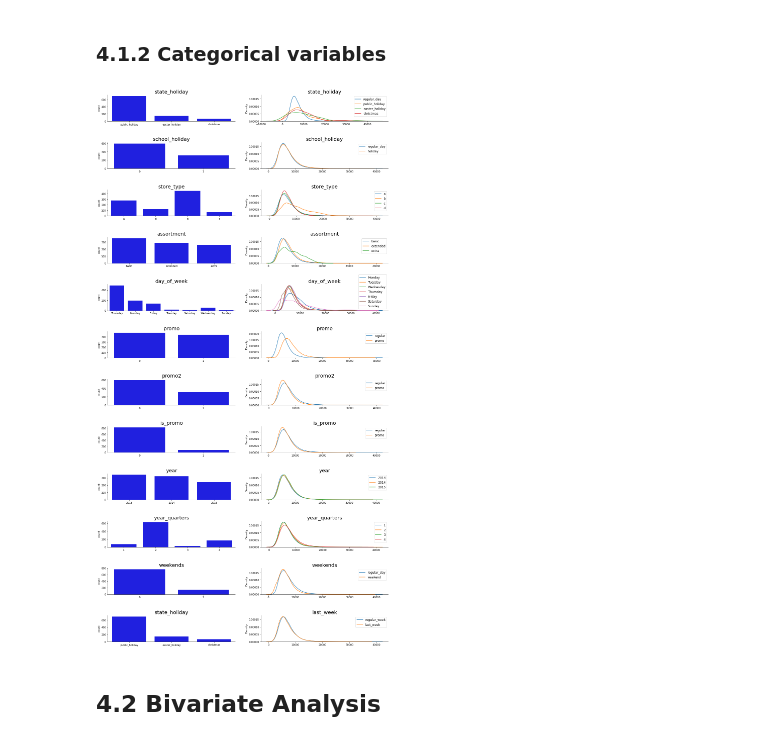
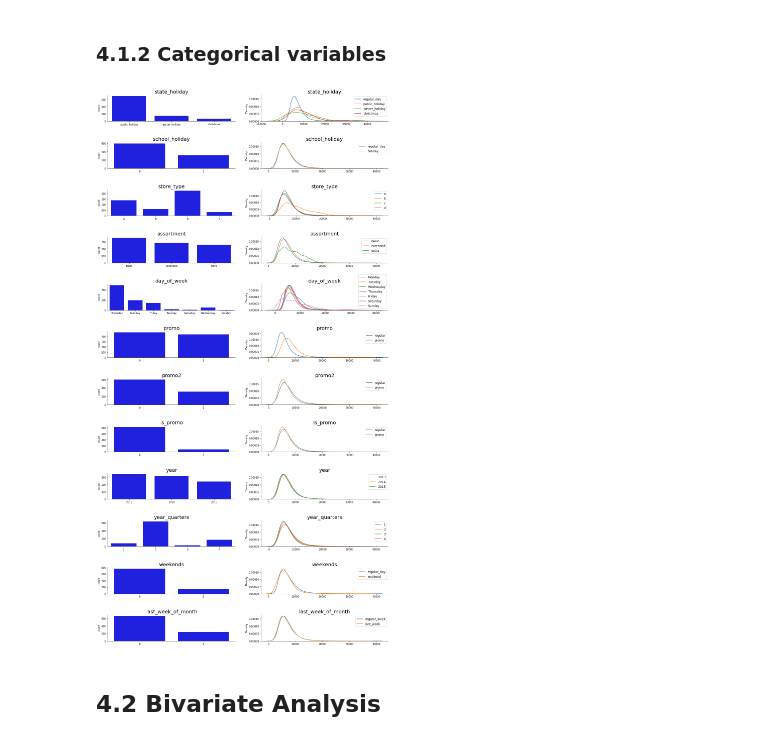
Before and after one commit to Samoelmoura/rossmann_sales_predict, a Jupyter notebook: notebooks/store_sales_predict.ipynb, the cells around one changed output. Saved outputs shown, nothing was run; the diff lists cells and outputs as text; code cells hidden in the pictures.

```diff
--- a/notebooks/store_sales_predict.ipynb
+++ b/notebooks/store_sales_predict.ipynb
@@ -375,20 +384,24 @@ df1['day_of_week'] = df1['date'].dt.day_name()
 # %% [markdown]
 # 3.0 Data Filtering
+# %%
+df3 = df2.copy()
 # %% [markdown]
 ## 3.1 Rows filtering
 # %% [markdown]
 Filtrando lojas fechadas
 # %%
-df2 = df1.loc[(df1['sales']>0)&(df1['open']!=0)]
+df3 = df3.loc[(df3['sales']>0)&(df3['open']!=0)]
 # %% [markdown]
 ## 3.2 Columns filtering
 # %%
-cols_drop = ['open']
-df2 = df2.drop(cols_drop, axis=1)
+cols_drop = ['open', 'customers']
+df3 = df3.drop(cols_drop, axis=1)
 # %% [markdown]
 A coluna customer não poderá seguir para a modelagem, mas permanecerá no dataset para participar da análise exploratória de dados
 # %% [markdown]
 # 4.0 Exploratory Data Analysis
+# %%
+df4 = df3.copy()
 # %% [markdown]
 ## 4.1 Univariate Analysis
 # %% [markdown]
@@ -467,17 +473,17 @@ plt.subplots_adjust(hspace=0.8)
 
 # state_holiday
 plt.subplot(12, 2, 1)
-temp = df2[df2['state_holiday']!='regular_day']
+temp = df4[df4['state_holiday']!='regular_day']
 sns.countplot(x='state_holiday', data=temp, color='b')
 plt.title('state_holiday', fontsize=20)
 plt.xlabel('')
 sns.despine()
 
 plt.subplot(12, 2, 2)
-sns.kdeplot(x='sales', data=df2.loc[df2['state_holiday']=='regular_day'], label='regular_day')
-sns.kdeplot(x='sales', data=df2.loc[df2['state_holiday']=='public_holiday'], label='public_holiday')
-sns.kdeplot(x='sales', data=df2.loc[df2['state_holiday']=='easter_holiday'], label='easter_holiday')
-sns.kdeplot(x='sales', data=df2.loc[df2['state_holiday']=='christmas'], label='christmas')
+sns.kdeplot(x='sales', data=df4.loc[df4['state_holiday']=='regular_day'], label='regular_day')
+sns.kdeplot(x='sales', data=df4.loc[df4['state_holiday']=='public_holiday'], label='public_holiday')
+sns.kdeplot(x='sales', data=df4.loc[df4['state_holiday']=='easter_holiday'], label='easter_holiday')
+sns.kdeplot(x='sales', data=df4.loc[df4['state_holiday']=='christmas'], label='christmas')
 plt.title('state_holiday', fontsize=20)
 plt.xlabel('')
 plt.legend(prop={'size': 12})
@@ -491,8 +497,8 @@ plt.xlabel('')
 sns.despine()
 
 plt.subplot(12, 2, 4)
-sns.kdeplot(x='sales', data=df2.loc[df2['school_holiday']==0], label='regular_day')
-sns.kdeplot(x='sales', data=df2.loc[df2['school_holiday']==1], label='holiday')
+sns.kdeplot(x='sales', data=df4.loc[df4['school_holiday']==0], label='regular_day')
+sns.kdeplot(x='sales', data=df4.loc[df4['school_holiday']==1], label='holiday')
 plt.title('school_holiday', fontsize=20)
 plt.xlabel('')
 plt.legend(prop={'size': 12})
@@ -506,10 +512,10 @@ plt.xlabel('')
 sns.despine()
 
 plt.subplot(12, 2, 6)
-sns.kdeplot(x='sales', data=df2.loc[df2['store_type']=='a'], label='a')
-sns.kdeplot(x='sales', data=df2.loc[df2['store_type']=='b'], label='b')
-sns.kdeplot(x='sales', data=df2.loc[df2['store_type']=='c'], label='c')
-sns.kdeplot(x='sales', data=df2.loc[df2['store_type']=='d'], label='d')
+sns.kdeplot(x='sales', data=df4.loc[df4['store_type']=='a'], label='a')
+sns.kdeplot(x='sales', data=df4.loc[df4['store_type']=='b'], label='b')
+sns.kdeplot(x='sales', data=df4.loc[df4['store_type']=='c'], label='c')
+sns.kdeplot(x='sales', data=df4.loc[df4['store_type']=='d'], label='d')
 plt.title('store_type', fontsize=20)
 plt.xlabel('')
 plt.legend(prop={'size': 12})
@@ -523,9 +529,9 @@ plt.xlabel('')
 sns.despine()
 
 plt.subplot(12, 2, 8)
-sns.kdeplot(x='sales', data=df2.loc[df2['assortment']=='basic'], label='basic')
-sns.kdeplot(x='sales', data=df2.loc[df2['assortment']=='extended'], label='extended')
-sns.kdeplot(x='sales', data=df2.loc[df2['assortment']=='extra'], label='extra')
+sns.kdeplot(x='sales', data=df4.loc[df4['assortment']=='basic'], label='basic')
+sns.kdeplot(x='sales', data=df4.loc[df4['assortment']=='extended'], label='extended')
+sns.kdeplot(x='sales', data=df4.loc[df4['assortment']=='extra'], label='extra')
 plt.title('assortment', fontsize=20)
 plt.xlabel('')
 plt.legend(prop={'size': 12})
@@ -539,13 +545,13 @@ plt.xlabel('')
 sns.despine()
 
 plt.subplot(12, 2, 10)
-sns.kdeplot(x='sales', data=df2.loc[df2['day_of_week']=='Monday'], label='Monday')
-sns.kdeplot(x='sales', data=df2.loc[df2['day_of_week']=='Tuesday'], label='Tuesday')
-sns.kdeplot(x='sales', data=df2.loc[df2['day_of_week']=='Wednesday'], label='Wednesday')
-sns.kdeplot(x='sales', data=df2.loc[df2['day_of_week']=='Thursday'], label='Thursday')
-sns.kdeplot(x='sales', data=df2.loc[df2['day_of_week']=='Friday'], label='Friday')
-sns.kdeplot(x='sales', data=df2.loc[df2['day_of_week']=='Saturday'], label='Saturday')
-sns.kdeplot(x='sales', data=df2.loc[df2['day_of_week']=='Sunday'], label='Sunday')
+sns.kdeplot(x='sales', data=df4.loc[df4['day_of_week']=='Monday'], label='Monday')
+sns.kdeplot(x='sales', data=df4.loc[df4['day_of_week']=='Tuesday'], label='Tuesday')
+sns.kdeplot(x='sales', data=df4.loc[df4['day_of_week']=='Wednesday'], label='Wednesday')
+sns.kdeplot(x='sales', data=df4.loc[df4['day_of_week']=='Thursday'], label='Thursday')
+sns.kdeplot(x='sales', data=df4.loc[df4['day_of_week']=='Friday'], label='Friday')
+sns.kdeplot(x='sales', data=df4.loc[df4['day_of_week']=='Saturday'], label='Saturday')
+sns.kdeplot(x='sales', data=df4.loc[df4['day_of_week']=='Sunday'], label='Sunday')
 plt.title('day_of_week', fontsize=20)
 plt.xlabel('')
 plt.legend(prop={'size': 12})
@@ -559,8 +565,8 @@ plt.xlabel('')
 sns.despine()
 
 plt.subplot(12, 2, 12)
-sns.kdeplot(x='sales', data=df2.loc[df2['promo']==0], label='regular')
-sns.kdeplot(x='sales', data=df2.loc[df2['promo']==1], label='promo')
+sns.kdeplot(x='sales', data=df4.loc[df4['promo']==0], label='regular')
+sns.kdeplot(x='sales', data=df4.loc[df4['promo']==1], label='promo')
 plt.title('promo', fontsize=20)
 plt.xlabel('')
 plt.legend(prop={'size': 12})
@@ -574,8 +580,8 @@ plt.xlabel('')
 sns.despine()
 
 plt.subplot(12, 2, 14)
-sns.kdeplot(x='sales', data=df2.loc[df2['promo2']==0], label='regular')
-sns.kdeplot(x='sales', data=df2.loc[df2['promo2']==1], label='promo')
+sns.kdeplot(x='sales', data=df4.loc[df4['promo2']==0], label='regular')
+sns.kdeplot(x='sales', data=df4.loc[df4['promo2']==1], label='promo')
 plt.title('promo2', fontsize=20)
 plt.xlabel('')
 plt.legend(prop={'size': 12})
@@ -589,8 +595,8 @@ plt.xlabel('')
 sns.despine()
 
 plt.subplot(12, 2, 16)
-sns.kdeplot(x='sales', data=df2.loc[df2['is_promo']==0], label='regular')
-sns.kdeplot(x='sales', data=df2.loc[df2['is_promo']==1], label='promo')
+sns.kdeplot(x='sales', data=df4.loc[df4['is_promo']==0], label='regular')
+sns.kdeplot(x='sales', data=df4.loc[df4['is_promo']==1], label='promo')
 plt.title('is_promo', fontsize=20)
 plt.xlabel('')
 plt.legend(prop={'size': 12})
@@ -604,9 +610,9 @@ plt.xlabel('')
 sns.despine()
 
 plt.subplot(12, 2, 18)
-sns.kdeplot(x='sales', data=df2.loc[df2['year']==2013], label='2013')
-sns.kdeplot(x='sales', data=df2.loc[df2['year']==2014], label='2014')
-sns.kdeplot(x='sales', data=df2.loc[df2['year']==2015], label='2015')
+sns.kdeplot(x='sales', data=df4.loc[df4['year']==2013], label='2013')
+sns.kdeplot(x='sales', data=df4.loc[df4['year']==2014], label='2014')
+sns.kdeplot(x='sales', data=df4.loc[df4['year']==2015], label='2015')
 plt.title('year', fontsize=20)
 plt.xlabel('')
 plt.legend(prop={'size': 12})
@@ -620,47 +626,47 @@ plt.xlabel('')
 sns.despine()
 
 plt.subplot(12, 2, 20)
-sns.kdeplot(x='sales', data=df2.loc[df2['year_quarters']==1], label='1')
-sns.kdeplot(x='sales', data=df2.loc[df2['year_quarters']==2], label='2')
-sns.kdeplot(x='sales', data=df2.loc[df2['year_quarters']==3], label='3')
-sns.kdeplot(x='sales', data=df2.loc[df2['year_quarters']==4], label='4')
+sns.kdeplot(x='sales', data=df4.loc[df4['year_quarters']==1], label='1')
+sns.kdeplot(x='sales', data=df4.loc[df4['year_quarters']==2], label='2')
+sns.kdeplot(x='sales', data=df4.loc[df4['year_quarters']==3], label='3')
+sns.kdeplot(x='sales', data=df4.loc[df4['year_quarters']==4], label='4')
 plt.title('year_quarters', fontsize=20)
 plt.xlabel('')
 plt.legend(prop={'size': 12})
 sns.despine()
 
 # weekends
 plt.subplot(12, 2, 21)
 sns.countplot(x='weekends', data=temp, color='b')
 plt.title('weekends', fontsize=20)
 plt.xlabel('')
 sns.despine()
 
 plt.subplot(12, 2, 22)
-sns.kdeplot(x='sales', data=df2.loc[df2['weekends']==0], label='regular_day')
-sns.kdeplot(x='sales', data=df2.loc[df2['weekends']==1], label='weekend')
+sns.kdeplot(x='sales', data=df4.loc[df4['weekends']==0], label='regular_day')
+sns.kdeplot(x='sales', data=df4.loc[df4['weekends']==1], label='weekend')
 plt.title('weekends', fontsize=20)
 plt.xlabel('')
 plt.legend(prop={'size': 12})
 sns.despine()
 
-# last_week
+# last_week_of_month
 plt.subplot(12, 2, 23)
-sns.countplot(x='state_holiday', data=temp, color='b')
-plt.title('state_holiday', fontsize=20)
+sns.countplot(x='last_week_of_month', data=temp, color='b')
+plt.title('last_week_of_month', fontsize=20)
 plt.xlabel('')
 sns.despine()
 
 plt.subplot(12, 2, 24)
-sns.kdeplot(x='sales', data=df2.loc[df2['last_week']==0], label='regular_week')
-sns.kdeplot(x='sales', data=df2.loc[df2['last_week']==1], label='last_week')
-plt.title('last_week', fontsize=20)
+sns.kdeplot(x='sales', data=df4.loc[df4['last_week_of_month']==0], label='regular_week')
+sns.kdeplot(x='sales', data=df4.loc[df4['last_week_of_month']==1], label='last_week')
+plt.title('last_week_of_month', fontsize=20)
 plt.xlabel('')
 plt.legend(prop={'size': 12})
 sns.despine();
 # week
 # %% [output]
-[figure, old version]
+[figure, new version]
 # %% [markdown]
 ## 4.2 Bivariate Analysis
 # %% [markdown]
```
Also changed, not shown: parts of 38 cells of this notebook.
